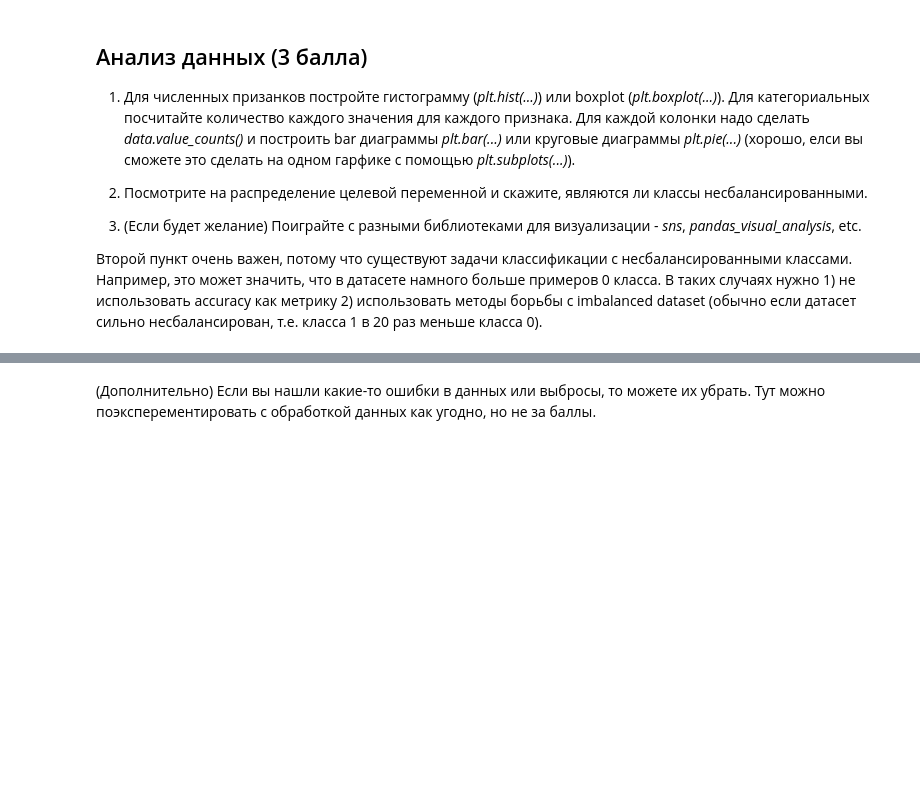
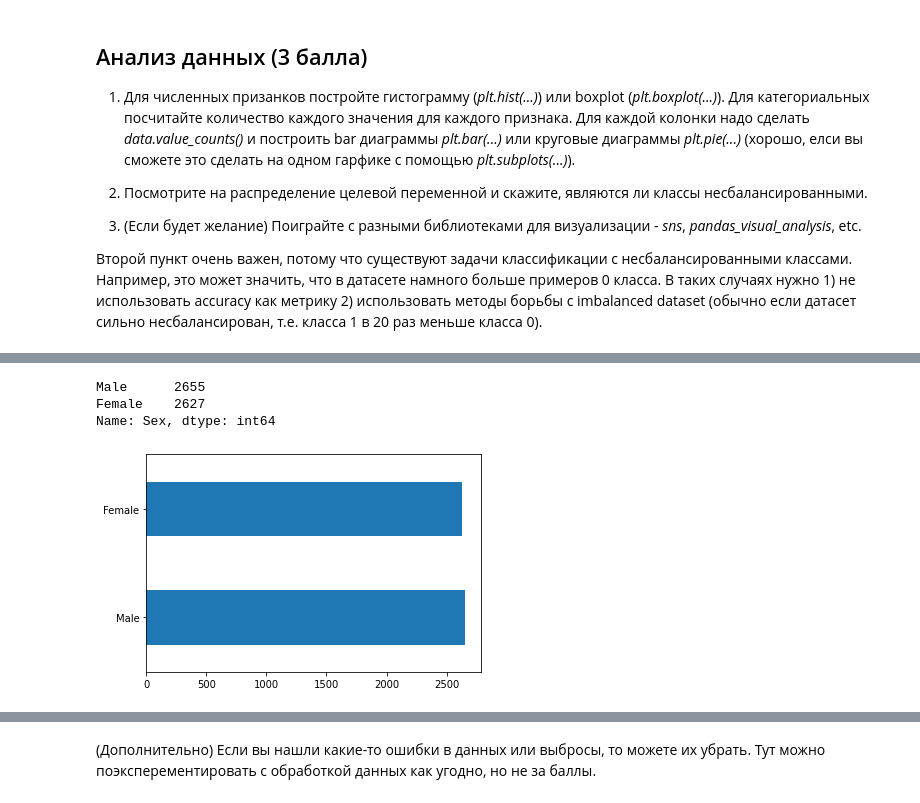
Before and after one commit to Buterbrod/Deep-Learning-School-2021, a Jupyter notebook: baseline.ipynb, the cells around one changed output, grey strips where cells are left out. Drawn from its saved outputs; the diff is of its cells as text; code cells hidden in the pictures; blank space fills up the shorter version.

```diff
--- a/baseline.ipynb
+++ b/baseline.ipynb
@@ -115,0 +361,9 @@ target_col = 'Churn'
+# %%
+column = 'Sex'
+data[column].value_counts().plot(kind='barh')
+data[column].value_counts()
+# %% [output]
+Male      2655
+Female    2627
+Name: Sex, dtype: int64
+[figure, added]
```
Also changed, not shown: parts of 45 cells of this notebook.
